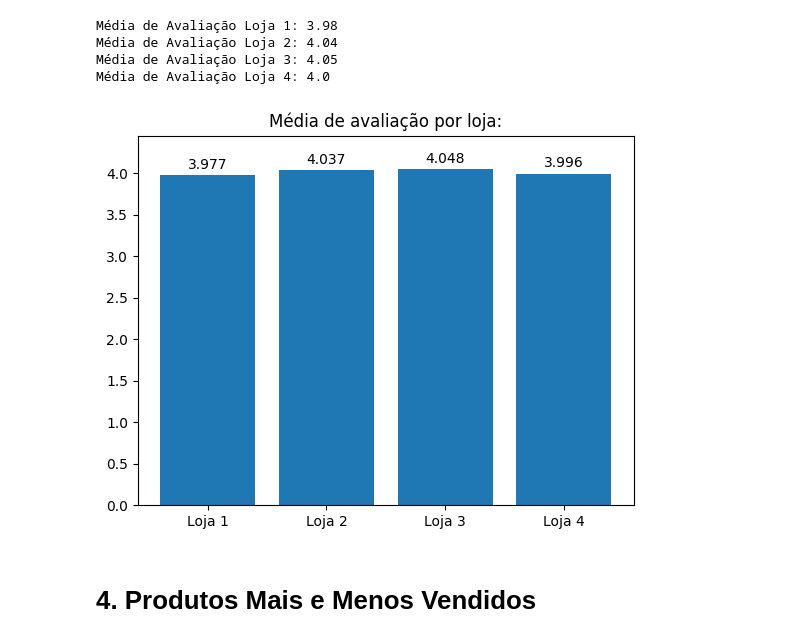
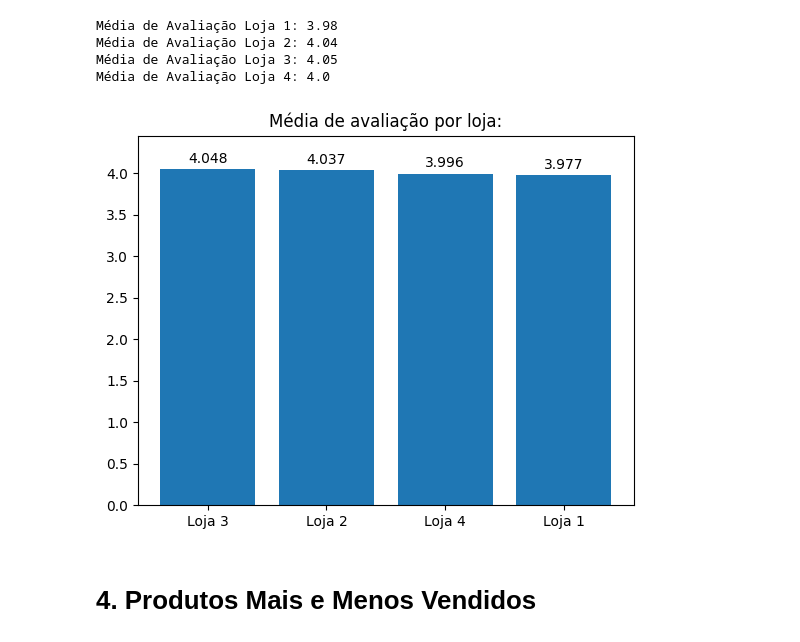
Before and after one commit to Megalonnix/ChallengeAluraStore, a Jupyter notebook: AluraStoreBr.ipynb, the cells around one changed output. Saved outputs shown, nothing was run; the diff lists cells and outputs as text; code cells hidden in the pictures.

Commit message:
Guardando gráfico antes de fazer teste

```diff
--- a/AluraStoreBr.ipynb
+++ b/AluraStoreBr.ipynb
@@ -397,36 +397,52 @@ Média de Avaliação Loja 4: 4.0
 # %%
 import matplotlib.pylab as plt
 
+# Dados utilizados:
 categorias = [
     'Loja 1',
     'Loja 2',
     'Loja 3',
     'Loja 4'
 ]
 
 valores = [
     getMediaAvlLoja(),
     getMediaAvlLoja(2),
     getMediaAvlLoja(3),
     getMediaAvlLoja(4)
 ]
 
+# Ordenando lojas com maior média:
+array_lojas = list(zip(categorias,valores))
+
+lista_ordenada = sorted(
+    array_lojas,
+    key=lambda idxArray: idxArray[1],
+    reverse=True)
+
+categorias_ordenadas = [lista_ordenada[i][0] for i in range(len(lista_ordenada))]
+valores_ordenados = [lista_ordenada[i][1] for i in range(len(lista_ordenada))]
+
+
+# Montando Gráfico:
 plt.title('Média de avaliação por loja:')
-plt.bar(categorias,valores)
+plt.bar(
+    categorias_ordenadas,
+    valores_ordenados)
 
-for i, valor in enumerate(valores):
+for i, vlr in enumerate(valores_ordenados):
   plt.text(
       i,
-      valor + valor/100,
-      str(round(valor, 3)),
+      vlr + vlr/100,
+      str(round(vlr, 3)),
       ha='center',
       va='bottom',
       fontsize=10)
 
-plt.ylim(0, max(valores) * 1.1) # Ajustei o limite do meu eixo Y
-plt.show()                      # para acomodar a etiqueta acima das barrinhas.
+plt.ylim(0, max(valores_ordenados) * 1.1) # Ajustei o limite do meu eixo Y
+plt.show()                                # para acomodar a etiqueta acima das barrinhas.
 # %% [output]
-[figure, old version]
+[figure, new version]
 # %% [markdown]
 # 4. Produtos Mais e Menos Vendidos
 # %% [markdown]
```
